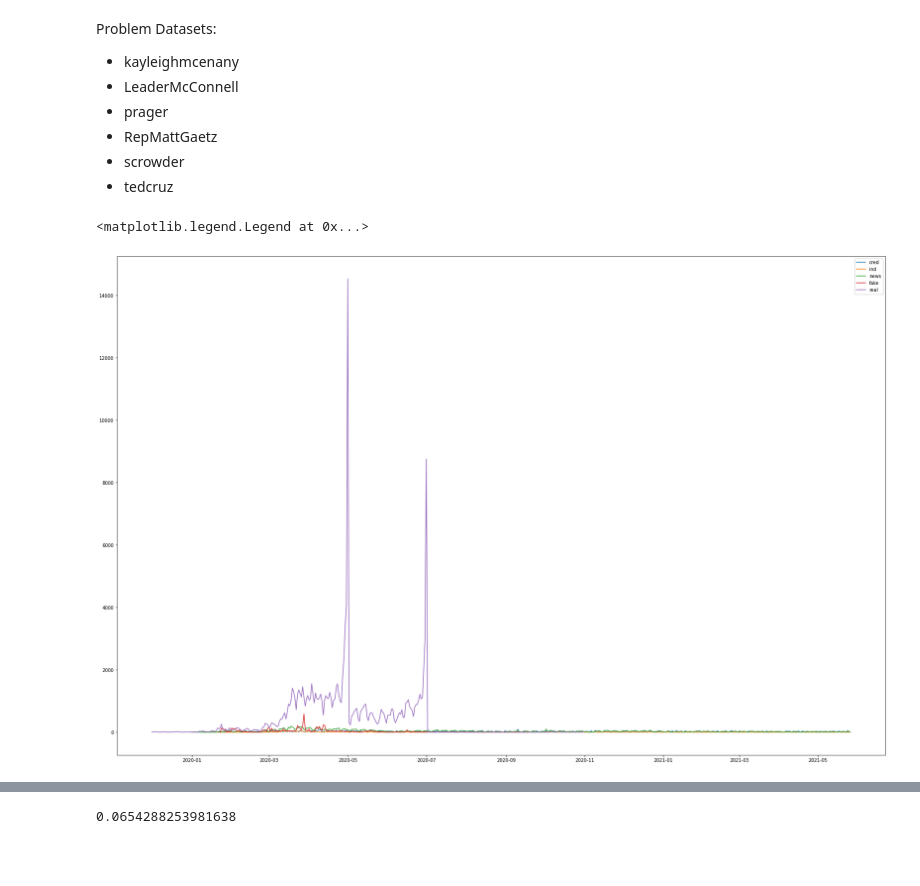
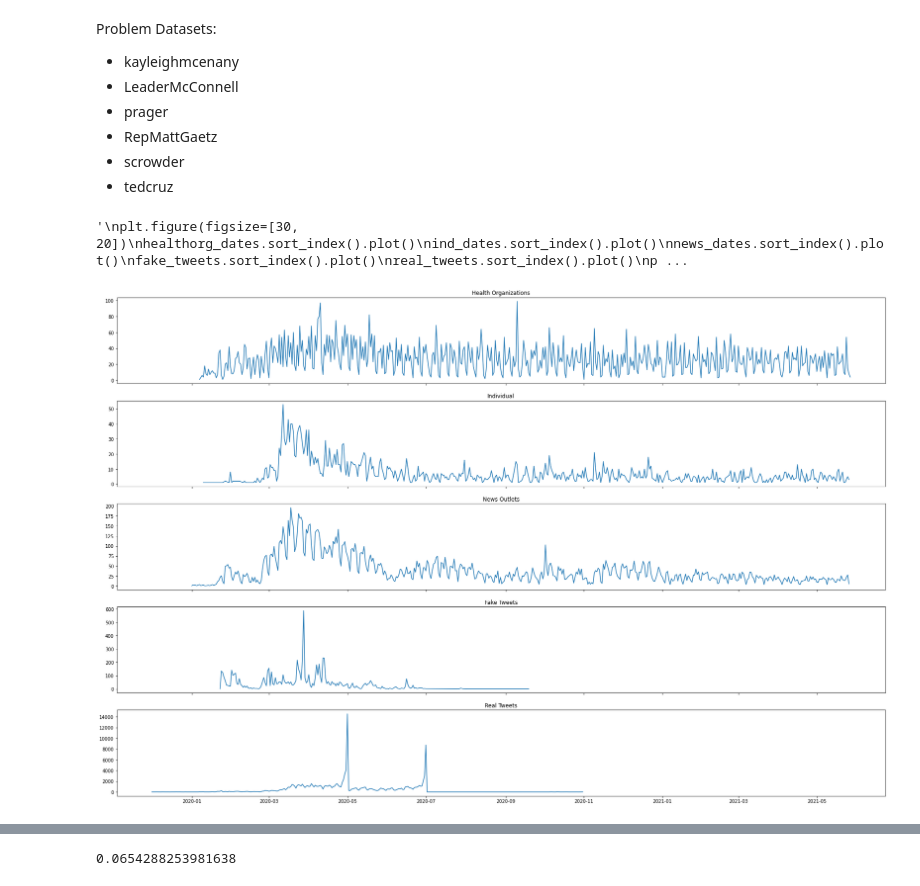
Before and after one commit to jennifertramsu/bdc2021, a Jupyter notebook: Datasets/get_covid.ipynb, the cells around one changed output, grey strips where cells are left out. Cells and saved outputs as stored; diff of their text form; code cells hidden in the pictures; blank space fills up the shorter version.

```diff
--- a/Datasets/get_covid.ipynb
+++ b/Datasets/get_covid.ipynb
@@ -138,6 +138,20 @@ for i in range(len(dates)):
 
 fake_dfs["date"] = dates
 fake_dfs = fake_dfs.drop("created_at", axis=1)
+# %%
+# fake news
+
+CMUID = pd.read_csv("./fake news/CMUID_hydrated.csv", index_col=0)
+covidFake = pd.read_csv("./fake news/covidFakesID_reformatted.csv", index_col=0)
+misinformation = pd.read_csv("./fake news/Misinformation_hydrated.csv", index_col=0)
+
+fake = [CMUID, covidFake, misinformation]
+
+dfs = pd.concat(fake)
+
+dfs = dfs[["user_name", "text", "created_at", "retweet_count", "favorite_count", "hashtags", "user_followers_count", "user_verified"]]
+
+fake_dfs = pd.concat([fake_dfs, dfs])
 # %%
 # real tweets from CoAID-master
 claim_real = glob.glob("./CoAID-master/*/ClaimRealCOVID-19_tweets_hydrated.csv")
@@ -177,23 +191,39 @@ for i in range(len(dates)):
 real_dfs["date"] = dates
 real_dfs = real_dfs.drop("created_at", axis=1)
 # %%
+# plotting without weights
+
 healthorg_dates = healthorg_df.sort_values("date", ascending=True)["date"].value_counts()
 ind_dates = ind_df.sort_values("date", ascending=True)["date"].value_counts()
 news_dates = news_df.sort_values("date", ascending=True)["date"].value_counts()
 
 fake_tweets = fake_dfs.sort_values("date", ascending=True)["date"].value_counts()
 real_tweets = real_dfs.sort_values("date", ascending=True)["date"].value_counts()
 
+fig, axes = plt.subplots(5, 1, figsize=[30, 20], sharex=True)
+axes[0].plot(healthorg_dates.sort_index())
+axes[0].set_title("Health Organizations")
+axes[1].plot(ind_dates.sort_index())
+axes[1].set_title("Individual")
+axes[2].plot(news_dates.sort_index())
+axes[2].set_title("News Outlets")
+axes[3].plot(fake_tweets.sort_index())
+axes[3].set_title("Fake Tweets")
+axes[4].plot(real_tweets.sort_index())
+axes[4].set_title("Real Tweets")
+
+'''
 plt.figure(figsize=[30, 20])
 healthorg_dates.sort_index().plot()
 ind_dates.sort_index().plot()
 news_dates.sort_index().plot()
 fake_tweets.sort_index().plot()
 real_tweets.sort_index().plot()
-plt.legend(["cred", "ind", "news", "fake", "real"])
+plt.legend(["healthorg", "ind", "news", "fake", "real"])
+'''
 # %% [output]
-<matplotlib.legend.Legend at 0x...>
+'\nplt.figure(figsize=[30, 20])\nhealthorg_dates.sort_index().plot()\nind_dates.sort_index().plot()\nnews_dates.sort_index().plot()\nfake_tweets.sort_index().plot()\nreal_tweets.sort_index().plot()\np ...
-[figure, old version]
+[figure, new version]
 # %%
 # ideas to move forward with
 # --> moving average
```
Also changed, not shown: parts of 8 cells of this notebook, 8 other files.
